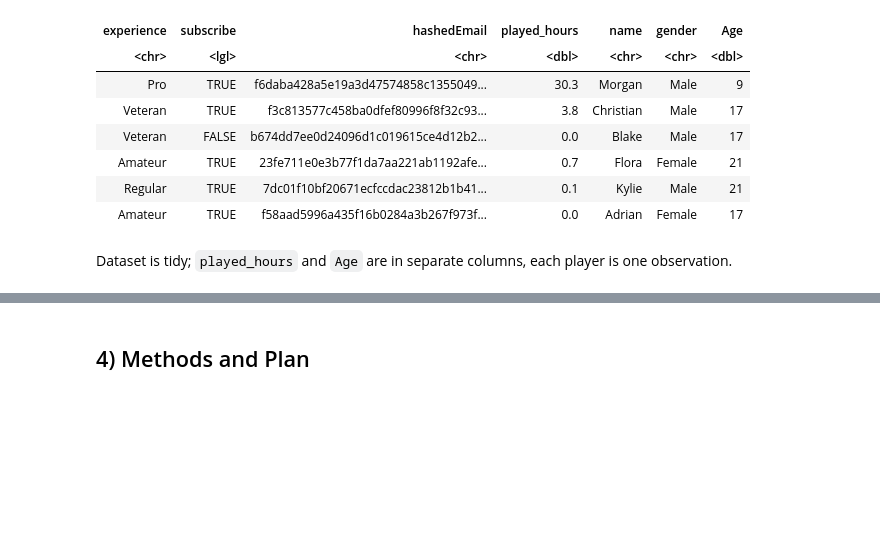
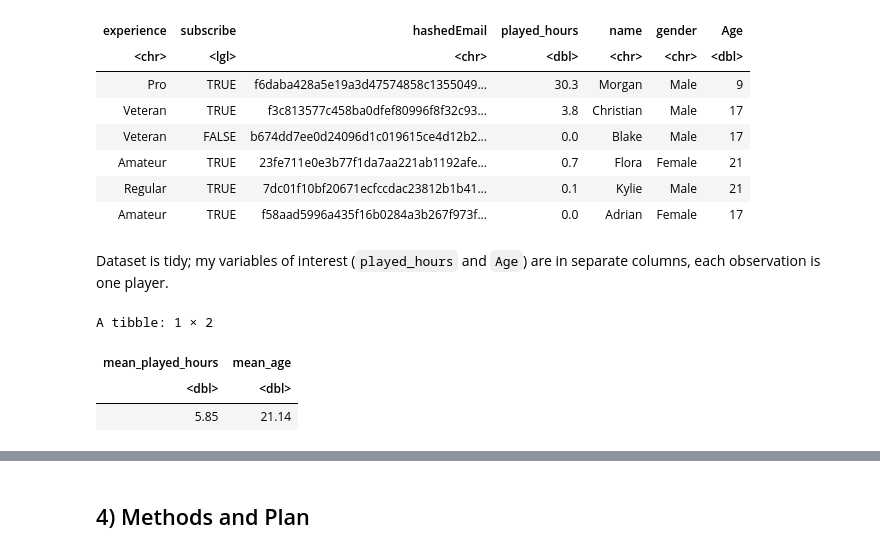
Before and after one commit to audreyw28/DSCI-100-Project, a Jupyter notebook: individual_project_planning.ipynb, the cells around one changed output, grey strips where cells are left out. Saved outputs shown, nothing was run; the diff lists cells and outputs as text; code cells hidden in the pictures; blank space fills up the shorter version.

```diff
--- a/individual_project_planning.ipynb
+++ b/individual_project_planning.ipynb
@@ -208,12 +201,17 @@ A tibble: 6 × 7
 | Regular | TRUE | 7dc01f10bf20671ecfccdac23812b1b41... | 0.1 | Kylie | Male | 21 |
 | Amateur | TRUE | f58aad5996a435f16b0284a3b267f973f... | 0.0 | Adrian | Female | 17 |
 # %% [markdown]
-Dataset is tidy; `played_hours` and `Age` are in separate columns, each player is one observation.
+Dataset is tidy; my variables of interest (`played_hours` and `Age`) are in separate columns, each observation is one player.
 # %%
-# means <- players|>
-#     summarize(mean_played_hours = round(mean(played_hours), 2),
-#             mean_age = round(mean(Age, na.rm = TRUE), 2))
-# means
+means <- players|>
+    summarize(mean_played_hours = round(mean(played_hours), 2),
+            mean_age = round(mean(Age, na.rm = TRUE), 2))
+means
+# %% [output]
+A tibble: 1 × 2
+| mean_played_hours | mean_age |
+| <dbl> | <dbl> |
+| 5.85 | 21.14 |
 # %%
 options(repr.plot.height = 8, repr.plot.width = 8)
 trend <- ggplot(players, aes(x = Age, y = played_hours)) +
```
Also changed, not shown: parts of 16 cells of this notebook.
